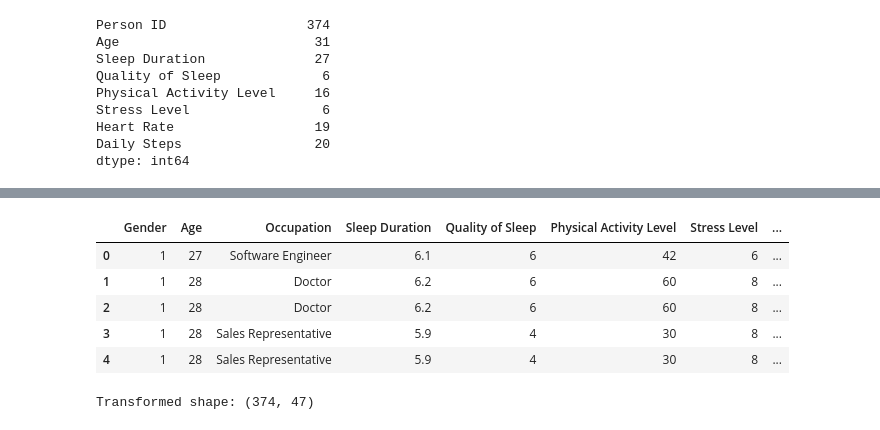
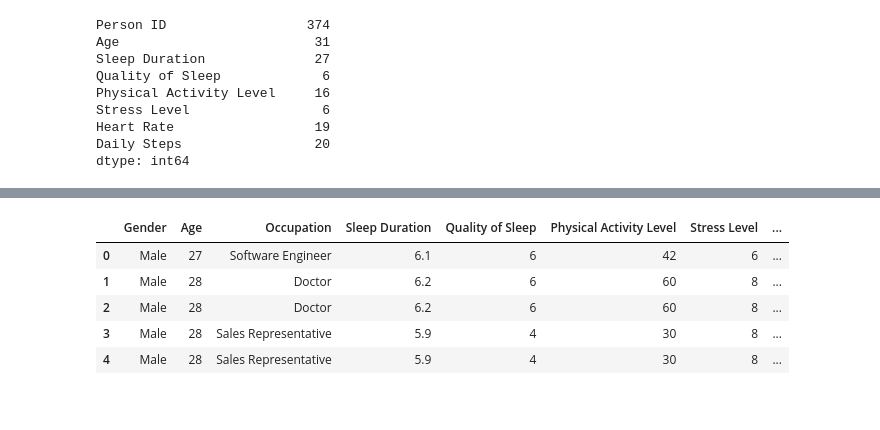
Before and after one commit to kavinduperera-source/UoM-T1-AI-stuff, a Jupyter notebook: Session 2/sleep_health.ipynb, the cells around one changed output, grey strips where cells are left out. Drawn from its saved outputs; the diff is of its cells as text; code cells hidden in the pictures.

Commit message:
corrected the problem with sleep_disorder

```diff
--- a/Session 2/sleep_health.ipynb
+++ b/Session 2/sleep_health.ipynb
@@ -87,14 +87,6 @@ Sleep Disorder
 Sleep Apnea    78
 Insomnia       77
 Name: count, dtype: int64
-# %%
-#Due to severe lack of data in Sleep Disorder column, we will use random sampling based on current distribution to fill NaN values
-#This will help maintain the overall distribution of the data
-unique_disorders = current_distribution.index.values
-probabilities = current_distribution.values / current_distribution.values.sum()
-nan_indices = df[df['Sleep Disorder'].isnull()].index
-fill_values = np.random.choice(unique_disorders, size=len(nan_indices), p=probabilities)
-df.loc[nan_indices, 'Sleep Disorder'] = fill_values
 # %%
 df.info()
 # %% [output]
@@ -216,36 +235,10 @@ dtype: int64
 # %%
-df_processed = df.drop(columns=['Person ID']) #Dropping Person ID as it is not useful for analysis
-df_processed['Gender'] = df_processed['Gender'].map({'Male': 1, 'Female': 0}) #Binary encoded the Gender column
-df_processed.head()
+df = df.drop(columns=['Person ID']) #Dropping Person ID as it is not useful for analysis
+df.head()
 # %% [output]
 |  | Gender | Age | Occupation | Sleep Duration | Quality of Sleep | Physical Activity Level | Stress Level | ... |
-| 0 | 1 | 27 | Software Engineer | 6.1 | 6 | 42 | 6 | ... |
-| 1 | 1 | 28 | Doctor | 6.2 | 6 | 60 | 8 | ... |
-| 2 | 1 | 28 | Doctor | 6.2 | 6 | 60 | 8 | ... |
-| 3 | 1 | 28 | Sales Representative | 5.9 | 4 | 30 | 8 | ... |
-| 4 | 1 | 28 | Sales Representative | 5.9 | 4 | 30 | 8 | ... |
+| 0 | Male | 27 | Software Engineer | 6.1 | 6 | 42 | 6 | ... |
+| 1 | Male | 28 | Doctor | 6.2 | 6 | 60 | 8 | ... |
+| 2 | Male | 28 | Doctor | 6.2 | 6 | 60 | 8 | ... |
+| 3 | Male | 28 | Sales Representative | 5.9 | 4 | 30 | 8 | ... |
+| 4 | Male | 28 | Sales Representative | 5.9 | 4 | 30 | 8 | ... |
-# %%
-from sklearn.compose import ColumnTransformer
-from sklearn.preprocessing import OneHotEncoder, StandardScaler
-from sklearn.pipeline import Pipeline
-
-categorical_cols = df_processed.select_dtypes(include=['object']).columns
-numeric_cols = df_processed.select_dtypes(include=['number']).columns.drop(['Gender'])
-
-preprocessor = ColumnTransformer(
-    transformers=[
-        ('num', StandardScaler(), numeric_cols),
-        ('cat', OneHotEncoder(drop='first'), categorical_cols)
-    ],
-    remainder='passthrough'
-)
-
-pipeline = Pipeline(steps=[
-    ('preprocessor', preprocessor)
-])
-
-X_processed = pipeline.fit_transform(df_processed)
-
-print("Transformed shape:", X_processed.shape)
-# %% [output]
-Transformed shape: (374, 47)
```
Also changed, not shown: parts of 15 cells of this notebook, 2 other files.
